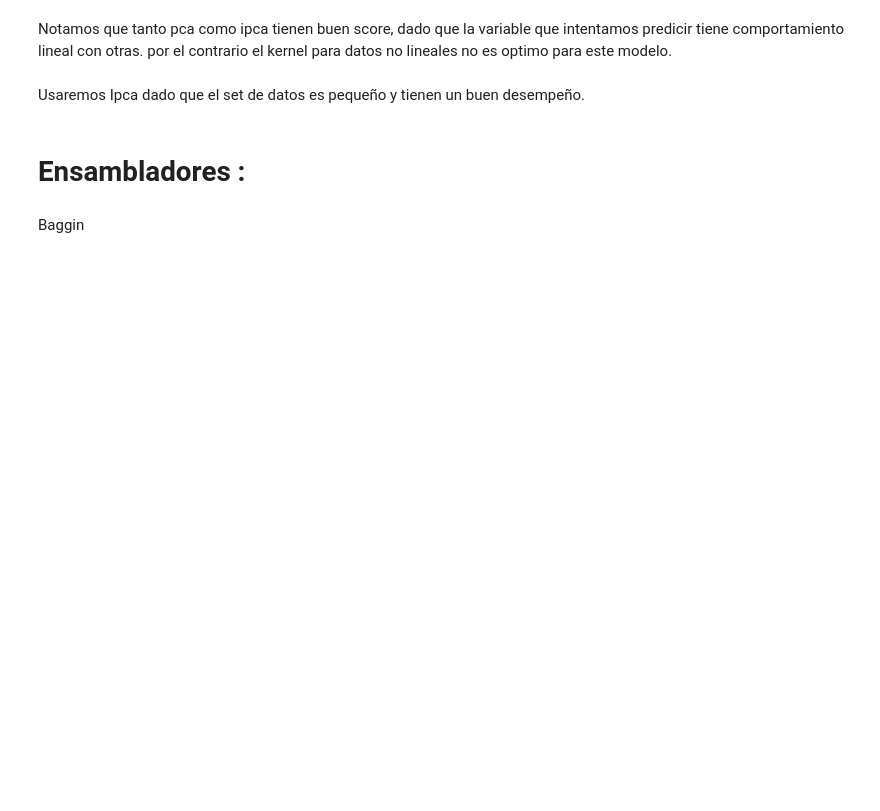
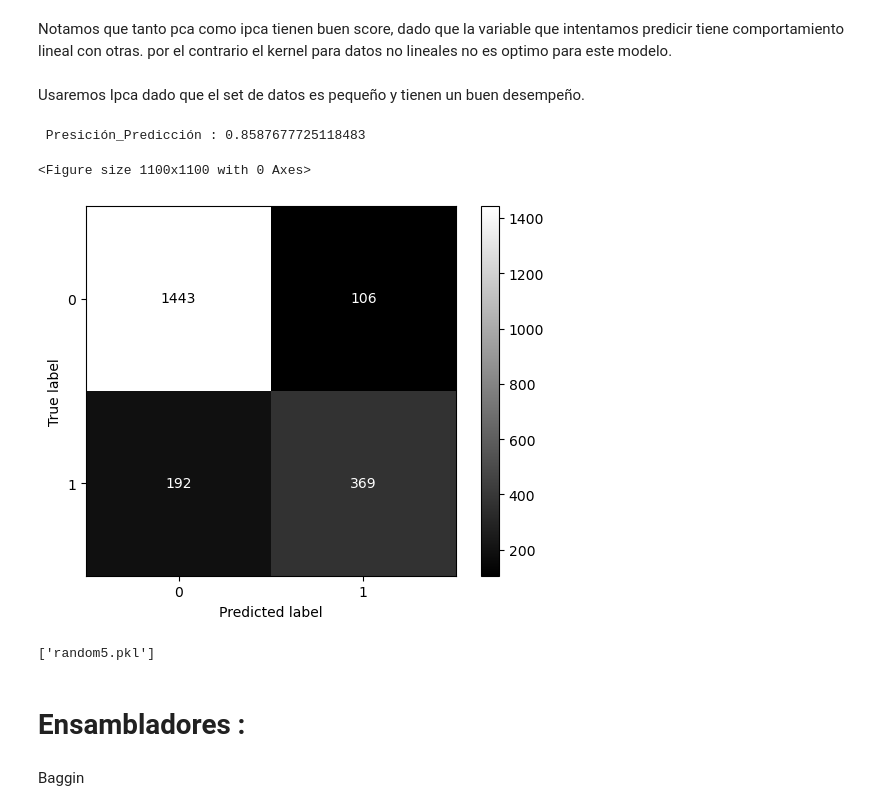
Before and after one commit to Brayam1998/dataScience_Churn, a Jupyter notebook: proyecto churn/Modelos/regresion_logistica_binomial.ipynb, the cells around one changed output. Saved outputs shown, nothing was run; the diff lists cells and outputs as text; code cells hidden in the pictures; blank space fills up the shorter version.

Commit message:
modelo probado con datos reales 82%

```diff
--- a/proyecto churn/Modelos/regresion_logistica_binomial.ipynb
+++ b/proyecto churn/Modelos/regresion_logistica_binomial.ipynb
@@ -86,6 +119,25 @@ plt.plot(range(len(ipca.explained_variance_)),ipca.explained_variance_ratio_)
 Notamos que tanto pca como ipca tienen buen score, dado que la variable que intentamos predicir tiene comportamiento lineal con otras. por el contrario el kernel para datos no lineales no es optimo para este modelo.
 # %% [markdown]
 Usaremos Ipca dado que el set de datos es pequeño y tienen un buen desempeño.
+# %%
+randomF_model= RandomForestClassifier(criterion='gini', max_depth=10, n_estimators=125).fit(Xipca_train, y_train_balanced)
+prediccionRandomForest = randomF_model.predict(Xipca_test)
+
+#Resultados
+fig = plt.figure(figsize=(11,11))
+print(f""" Presición_Predicción : {accuracy_score(prediccionRandomForest, y_test)} """)
+cm = confusion_matrix(y_test, prediccionRandomForest ,labels= randomF_model.classes_)
+disp = ConfusionMatrixDisplay(confusion_matrix = cm, display_labels=randomF_model.classes_)
+disp.plot(cmap='gray')
+plt.show()
+# %% [output]
+ Presición_Predicción : 0.8587677725118483
+<Figure size 1100x1100 with 0 Axes>
+[figure, added]
+# %%
+joblib.dump(randomF_model, 'random5.pkl')
+# %% [output]
+['random5.pkl']
 # %% [markdown]
 # Ensambladores :
 # %% [markdown]
```
Also changed, not shown: parts of 17 cells of this notebook, 3 other files.
